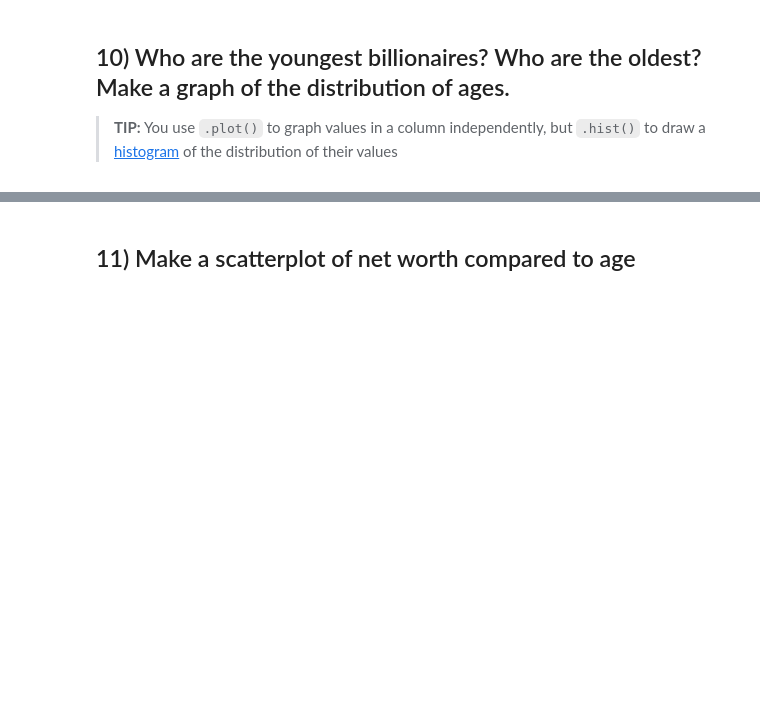
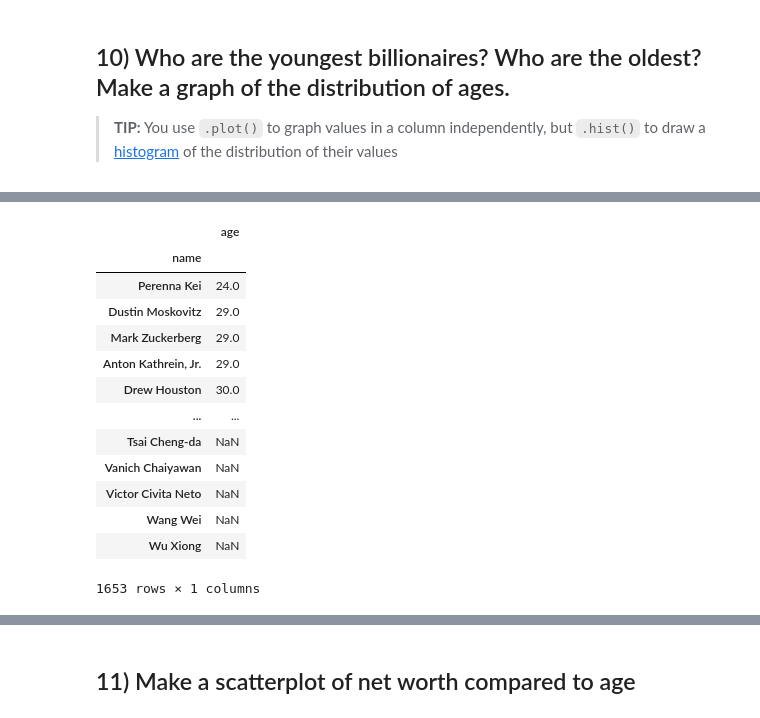
Before and after one commit to Gabieale13/homework-5-carrasquillo, a Jupyter notebook: 02-Billionaires.ipynb, the cells around one changed output, grey strips where cells are left out. Drawn from its saved outputs; the diff is of its cells as text; code cells hidden in the pictures; blank space fills up the shorter version.

```diff
--- a/02-Billionaires.ipynb
+++ b/02-Billionaires.ipynb
@@ -259,0 +250,18 @@ df.sort_values(by = 'age', ascending = False).head(10)
+# %%
+#Perenna Kei is the joungest billionaire
+df.groupby(['name']).age.min().sort_values(ascending = True).to_frame()
+# %% [output]
+|  | age |
+| name |  |
+| Perenna Kei | 24.0 |
+| Dustin Moskovitz | 29.0 |
+| Mark Zuckerberg | 29.0 |
+| Anton Kathrein, Jr. | 29.0 |
+| Drew Houston | 30.0 |
+| ... | ... |
+| Tsai Cheng-da | NaN |
+| Vanich Chaiyawan | NaN |
+| Victor Civita Neto | NaN |
+| Wang Wei | NaN |
+| Wu Xiong | NaN |
+1653 rows × 1 columns
```
Also changed, not shown: parts of 5 cells of this notebook.
